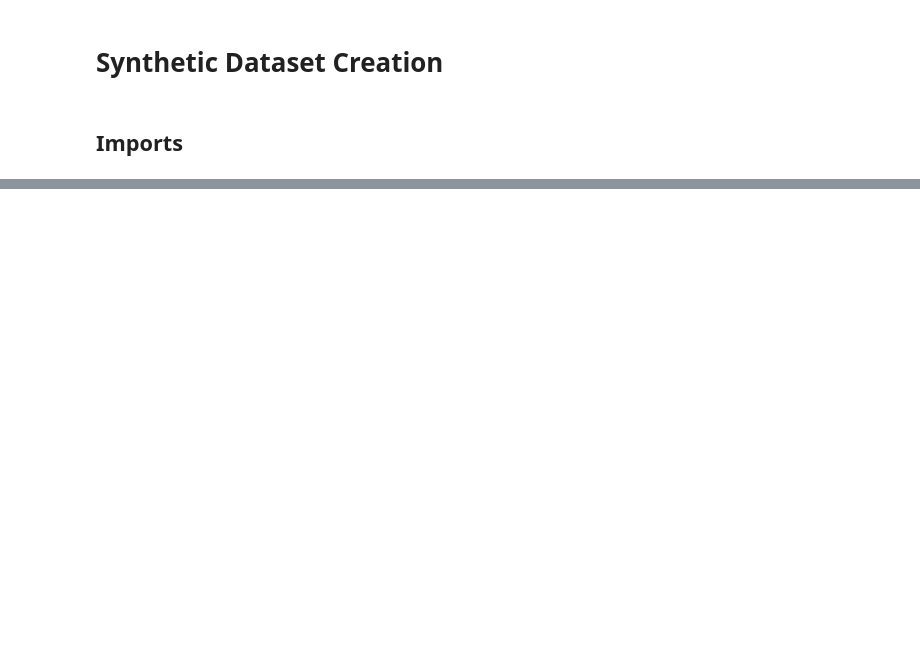
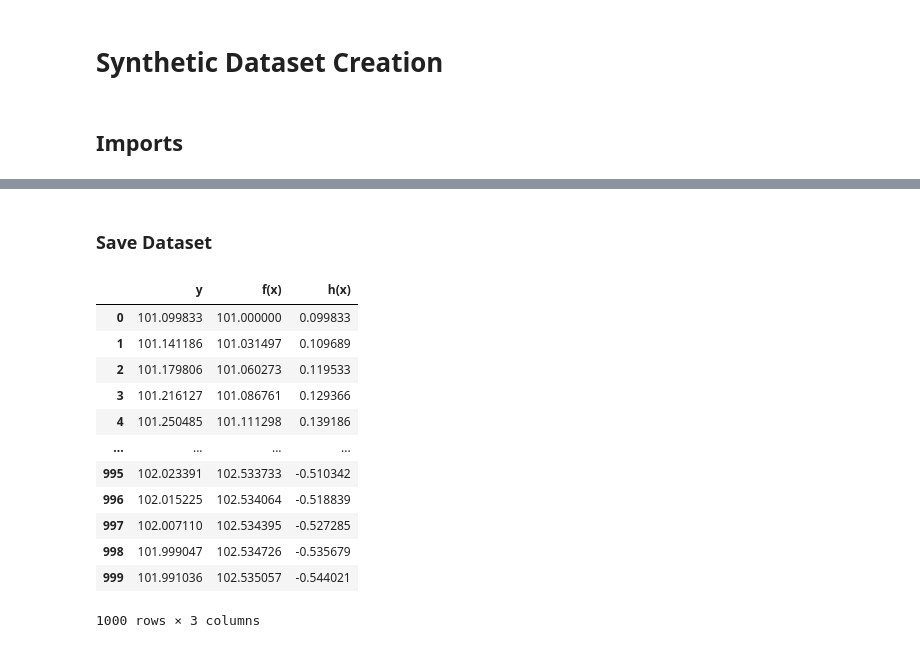
Before and after one commit to OpenTabular/NAMpy, a Jupyter notebook: namgcv/models/gam/00_Synthetic_Dataset_Creation.ipynb, the cells around one changed output, grey strips where cells are left out. Cells and saved outputs as stored; diff of their text form; code cells hidden in the pictures; blank space fills up the shorter version.

```diff
--- a/namgcv/models/gam/00_Synthetic_Dataset_Creation.ipynb
+++ b/namgcv/models/gam/00_Synthetic_Dataset_Creation.ipynb
@@ -162,0 +255,2 @@ line_data_df
+# %% [markdown]
+### Save Dataset
@@ -162,0 +260,16 @@ line_data_df
+# %%
+line_data_df
+# %% [output]
+|  | y | f(x) | h(x) |
+| 0 | 101.099833 | 101.000000 | 0.099833 |
+| 1 | 101.141186 | 101.031497 | 0.109689 |
+| 2 | 101.179806 | 101.060273 | 0.119533 |
+| 3 | 101.216127 | 101.086761 | 0.129366 |
+| 4 | 101.250485 | 101.111298 | 0.139186 |
+| ... | ... | ... | ... |
+| 995 | 102.023391 | 102.533733 | -0.510342 |
+| 996 | 102.015225 | 102.534064 | -0.518839 |
+| 997 | 102.007110 | 102.534395 | -0.527285 |
+| 998 | 101.999047 | 102.534726 | -0.535679 |
+| 999 | 101.991036 | 102.535057 | -0.544021 |
+1000 rows × 3 columns
```
Also changed, not shown: parts of 8 cells of this notebook, 5 other files.
